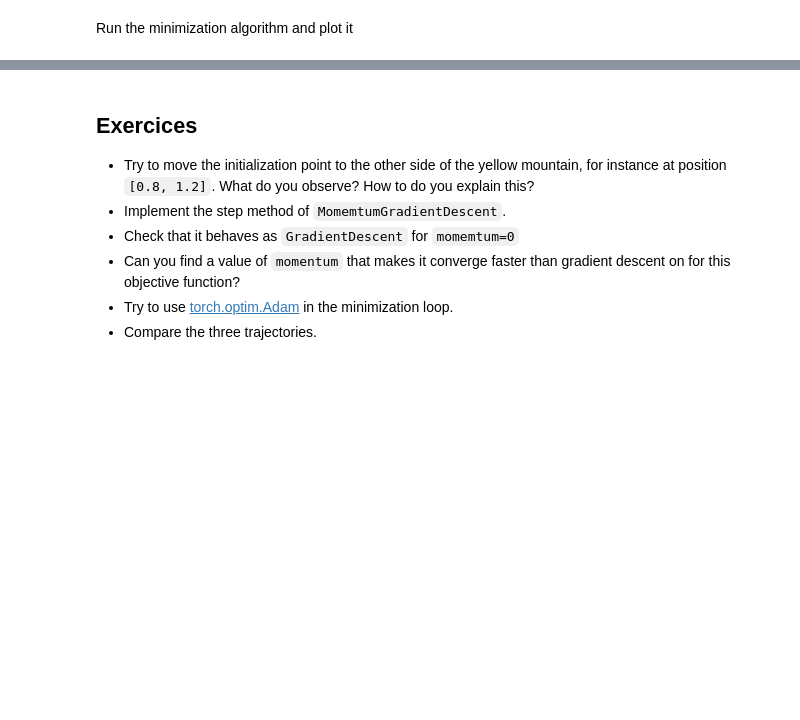
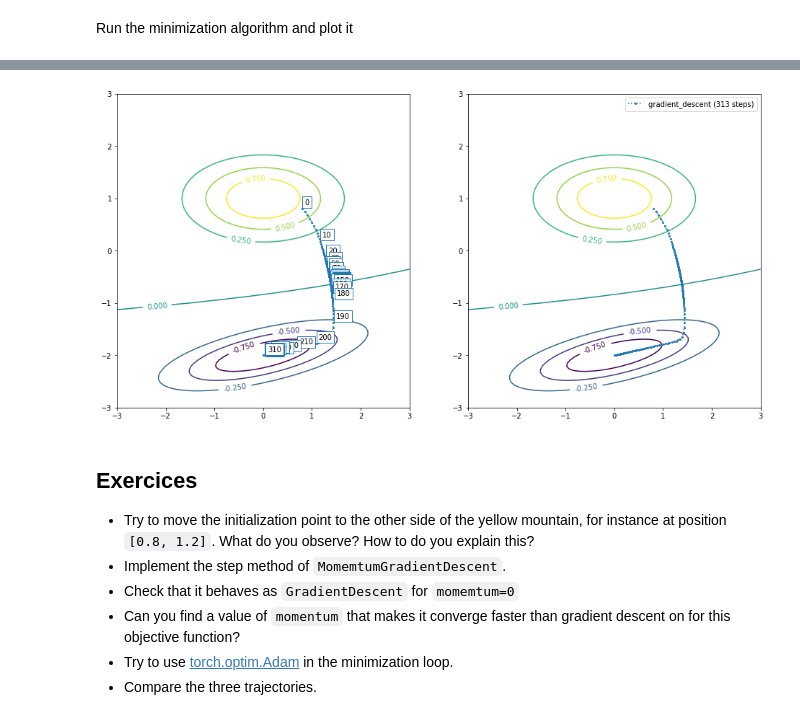
Before and after one commit to m2dsupsdlclass/lectures-labs, a Jupyter notebook: labs/08_frameworks/A_PyTorch_introduction__autograd_in_action.ipynb, the cells around one changed output, grey strips where cells are left out. Drawn from its saved outputs; the diff is of its cells as text; code cells hidden in the pictures; blank space fills up the shorter version.

```diff
--- a/labs/08_frameworks/A_PyTorch_introduction__autograd_in_action.ipynb
+++ b/labs/08_frameworks/A_PyTorch_introduction__autograd_in_action.ipynb
@@ -342,5 +447,5 @@ iterate_rec = minimize(f, optimizer, verbose=True)
 # %%
-def plot_trace(iterate_rec, ax, label=''):
+def plot_trace(iterate_rec, ax, label='', tags=True):
     iterate_rec = iterate_rec.numpy()
     n_steps = len(iterate_rec)
     line = ax.plot(iterate_rec[:, 0], iterate_rec[:, 1], linestyle=':',
@@ -349,18 +454,23 @@ def plot_trace(iterate_rec, ax, label=''):
     color = plt.getp(line[0], 'color')
     bbox_props = dict(boxstyle="square,pad=0.3", ec=color, fc='white',
                       lw=1)
-    for i in range(0, len(iterate_rec), 10):
-        ax.annotate(i, xy=(iterate_rec[i, 0], iterate_rec[i, 1]),
-                    xycoords='data',
-                    xytext=(5 + np.random.uniform(-2, 2),
-                            5 + np.random.uniform(-2, 2)),
-                    textcoords='offset points',
-                    bbox=bbox_props)
+    if tags:
+        for i in range(0, len(iterate_rec), 10):
+            ax.annotate(i, xy=(iterate_rec[i, 0], iterate_rec[i, 1]),
+                        xycoords='data',
+                        xytext=(5 + np.random.uniform(-2, 2),
+                                5 + np.random.uniform(-2, 2)),
+                        textcoords='offset points',
+                        bbox=bbox_props)
 # %%
-fig, ax = plt.subplots(figsize=(8, 8))
-plot_function(f, ax)
-plot_trace(iterate_rec, ax, label='gradient_descent')
+fig, (ax1, ax2) = plt.subplots(1, 2, figsize=(16, 8))
+plot_function(f, ax1)
+plot_function(f, ax2)
+plot_trace(iterate_rec, ax1, label='gradient_descent')
+plot_trace(iterate_rec, ax2, label='gradient_descent', tags=False)
 plt.legend();
+# %% [output]
+[figure, added]
 # %% [markdown]
 ## Exercices
 
```
Also changed, not shown: parts of 21 cells of this notebook.
